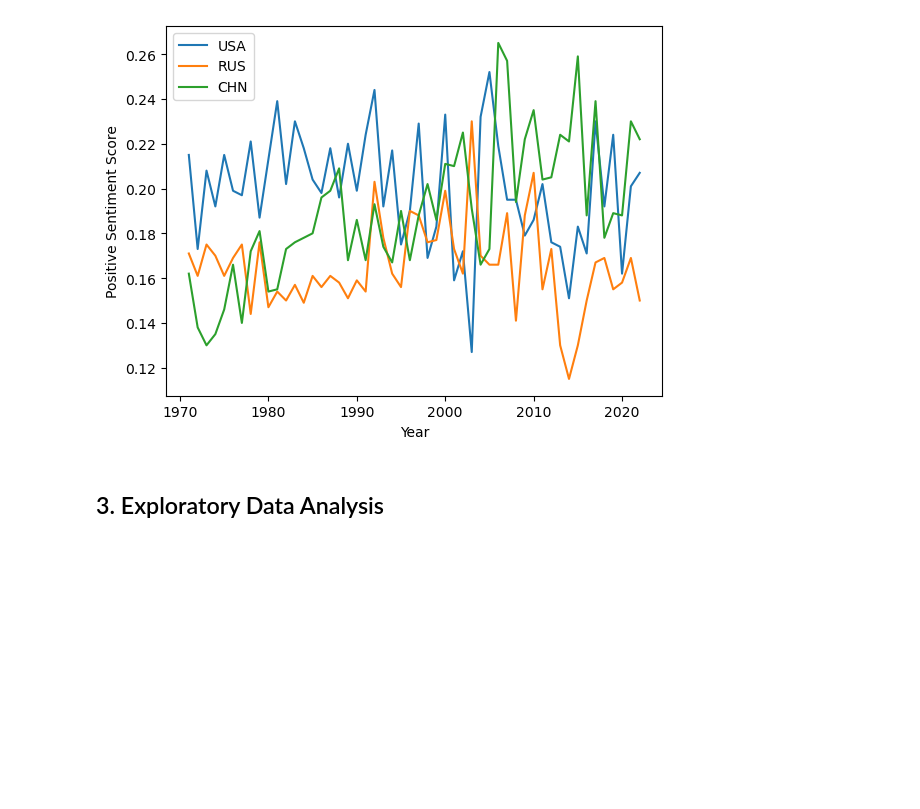
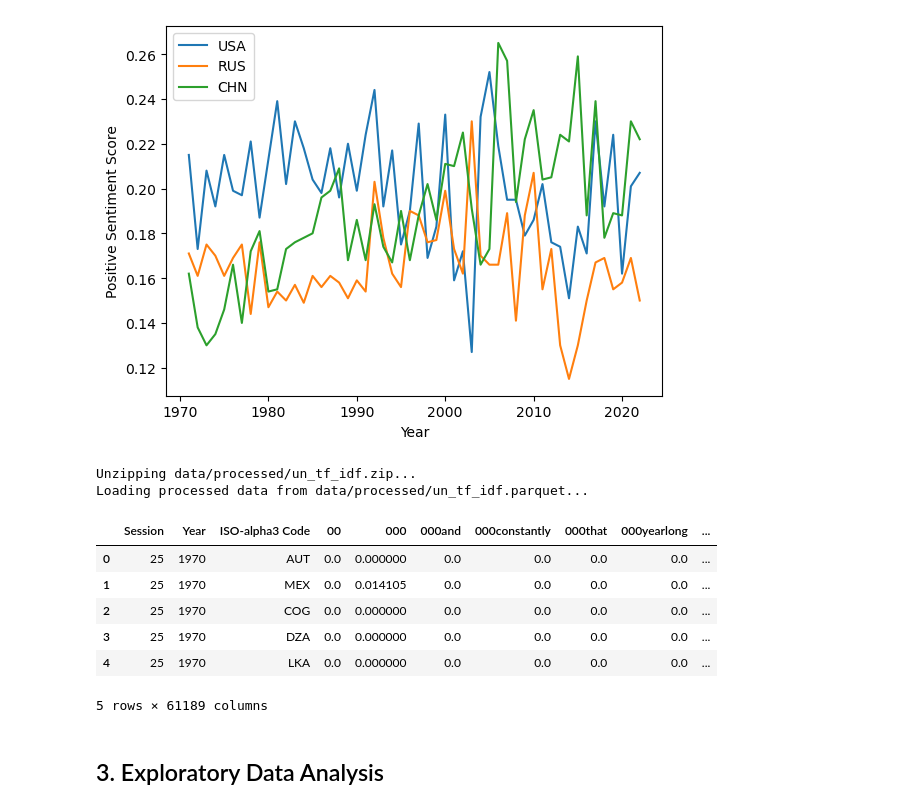
Before and after one commit to danilotpnta/UN-General-Debate-Analysis-SDGs, a Jupyter notebook: notebook.ipynb, the cells around one changed output. Drawn from its saved outputs; the diff is of its cells as text; code cells hidden in the pictures; blank space fills up the shorter version.

Commit message:
add: example of loading parquet from zip file

```diff
--- a/notebook.ipynb
+++ b/notebook.ipynb
@@ -366,5 +366,34 @@ ax.legend()
 plt.show()
 # %% [output]
 [figure]
+# %%
+import os
+import zipfile
+import pandas as pd
+
+# Define file paths
+zip_file_path = os.path.join('data', 'processed', 'un_tf_idf.zip')
+processed_file_path = os.path.join('data', 'processed', 'un_tf_idf.parquet')
+
+print(f"Unzipping {zip_file_path}...")
+with zipfile.ZipFile(zip_file_path, 'r') as zip_ref:
+    zip_ref.extractall(os.path.dirname(processed_file_path))
+
+# Now load the unzipped Parquet file
+print(f"Loading processed data from {processed_file_path}...")
+df_un_tf_idf = pd.read_parquet(processed_file_path)
+# %% [output]
+Unzipping data/processed/un_tf_idf.zip...
+Loading processed data from data/processed/un_tf_idf.parquet...
+# %%
+df_un_tf_idf.head()
+# %% [output]
+|  | Session | Year | ISO-alpha3 Code | 00 | 000 | 000and | 000constantly | 000that | 000yearlong | ... |
+| 0 | 25 | 1970 | AUT | 0.0 | 0.000000 | 0.0 | 0.0 | 0.0 | 0.0 | ... |
+| 1 | 25 | 1970 | MEX | 0.0 | 0.014105 | 0.0 | 0.0 | 0.0 | 0.0 | ... |
+| 2 | 25 | 1970 | COG | 0.0 | 0.000000 | 0.0 | 0.0 | 0.0 | 0.0 | ... |
+| 3 | 25 | 1970 | DZA | 0.0 | 0.000000 | 0.0 | 0.0 | 0.0 | 0.0 | ... |
+| 4 | 25 | 1970 | LKA | 0.0 | 0.000000 | 0.0 | 0.0 | 0.0 | 0.0 | ... |
+5 rows × 61189 columns
 # %% [markdown]
 ## 3. Exploratory Data Analysis
```
Also changed, not shown: 2 other files.
